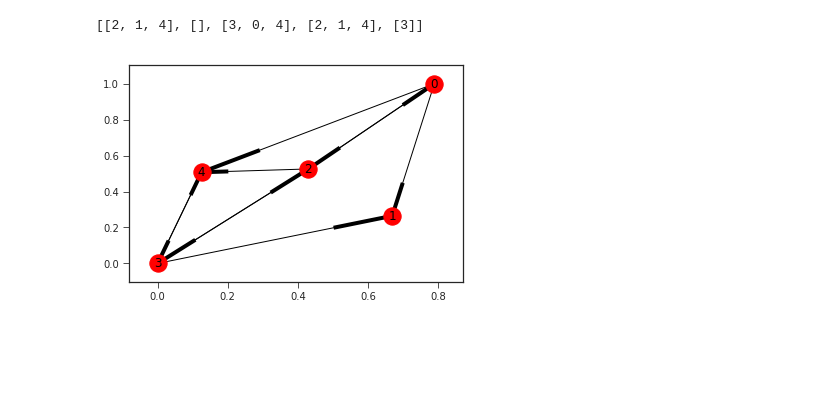
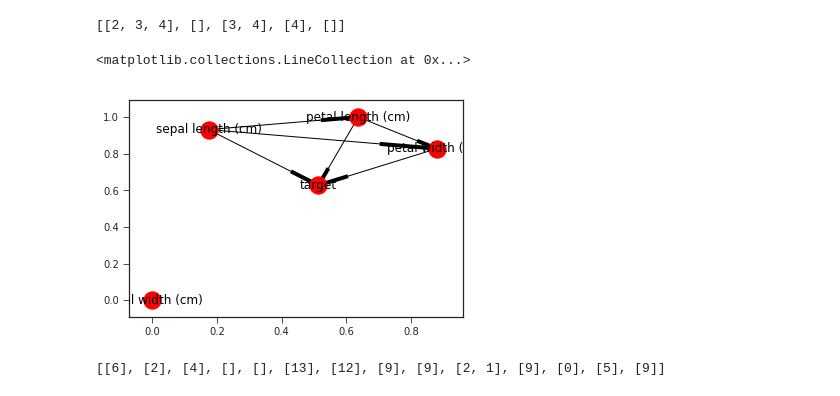
Before and after one commit to ytakashina/depynd, a Jupyter notebook: bayesian_networks.ipynb, the cells around one changed output. Drawn from its saved outputs; the diff is of its cells as text; code cells hidden in the pictures; blank space fills up the shorter version.

Commit message:
Add: MMHC using mutual information

```diff
--- a/bayesian_networks.ipynb
+++ b/bayesian_networks.ipynb
@@ -19,12 +19,17 @@ df = pd.DataFrame(iris.data, columns=list(iris.feature_names))
 df['target'] = iris.target
 X = df.values
 # %%
-adj = bayesian_networks.iamb(X, lamb=0.1)
+adj = bayesian_networks.mmhc(X)
 adj
 # %% [output]
-[[2, 1, 4], [], [3, 0, 4], [2, 1, 4], [3]]
+[[2, 3, 4], [], [3, 4], [4], []]
-# %%
-g = nx.DiGraph(dict(enumerate(adj)))
-nx.draw_networkx(g)
-# %% [output]
-[figure, removed]
+# %%
+g = nx.DiGraph(dict(enumerate(adj)))
+pos = nx.spring_layout(g)
+labels = {i: l for i, l in enumerate(df.columns)}
+nx.draw_networkx_labels(g, pos, labels)
+nx.draw_networkx_nodes(g, pos)
+nx.draw_networkx_edges(g, pos)
+# %% [output]
+<matplotlib.collections.LineCollection at 0x...>
+[figure, added]
@@ -31,2 +41,5 @@ nx.draw_networkx(g)
 # %%
-adj = bayesian_networks.mmpc(X, lamb=0.1)
+adj = bayesian_networks.mmhc(X)
+adj
+# %% [output]
+[[6], [2], [4], [], [], [13], [12], [9], [9], [2, 1], [9], [0], [5], [9]]
```
Also changed, not shown: parts of 3 cells of this notebook, 1 other file.
